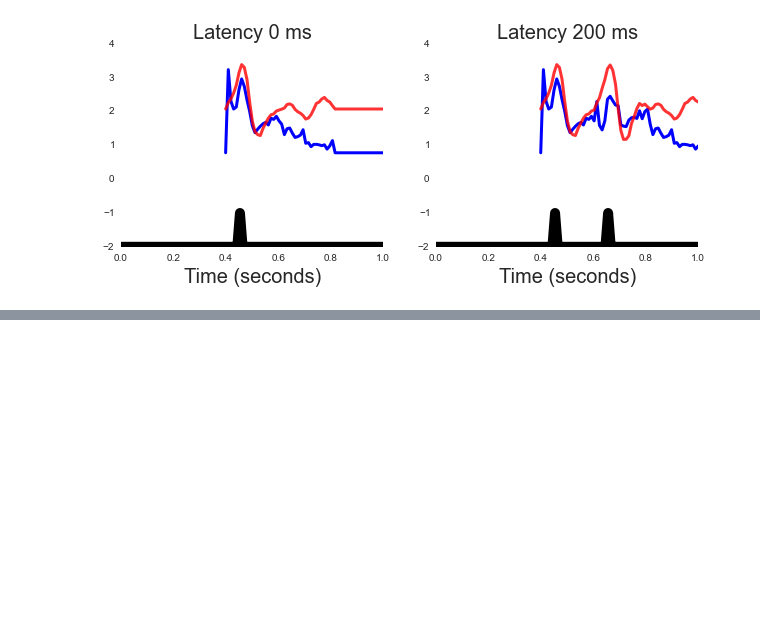
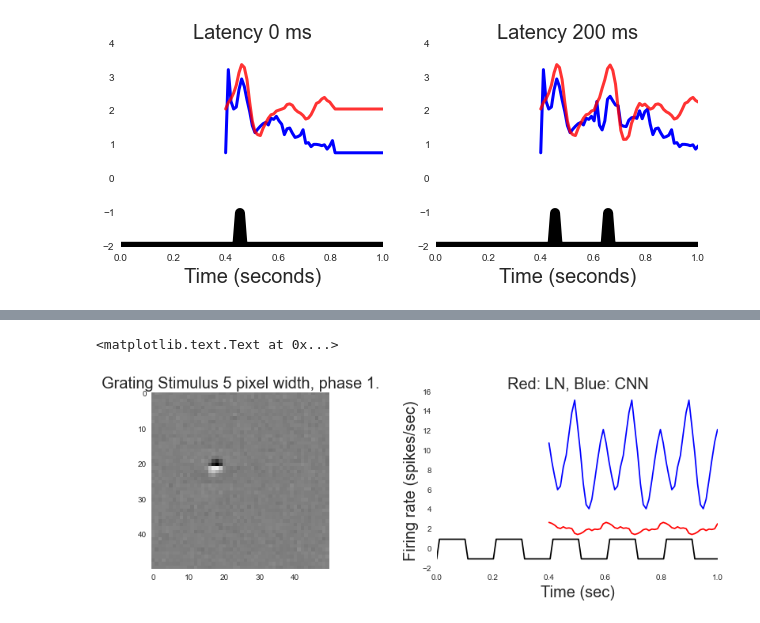
Before and after one commit to baccuslab/deep-retina, a Jupyter notebook: notebooks/Responses Probing Adaptation.ipynb, the cells around one changed output, grey strips where cells are left out. Drawn from its saved outputs; the diff is of its cells as text; code cells hidden in the pictures; blank space fills up the shorter version.

```diff
--- a/notebooks/Responses Probing Adaptation.ipynb
+++ b/notebooks/Responses Probing Adaptation.ipynb
@@ -623,0 +675,26 @@ for x in range(num_cols):
+# %%
+p = 1
+se = 10
+gw = 5
+stimulus = get_grating_movie(grating_width=gw, switch_every=se, phase=p, intensity=10)
+ln_response = ln_model.predict(stimulus)
+cnn_response = naturalscenes_model.predict(stimulus)
+fig = plt.gcf()
+fig.set_size_inches((14,4))
+plt.subplot(121)
+plt.title('Grating Stimulus %d pixel width, phase %d.' %(gw, p), fontsize=20)
+plt.imshow(stimulus[0][0], clim=[-np.max(abs(stimulus[0][0])), np.max(abs(stimulus[0][0]))])
+plt.grid('off')
+plt.subplot(122)
+grating_sequence = -1*np.ones((100,))
+for i in range(se):
+    grating_sequence[(i+p)::2*se] = 1
+plt.plot(np.linspace(0,1,100), grating_sequence, 'k')
+plt.plot(np.linspace(0.4,1,60), ln_response, 'r')
+plt.plot(np.linspace(0.4,1,60), cnn_response, 'b')
+plt.title('Red: LN, Blue: CNN', fontsize=20)
+plt.ylabel('Firing rate (spikes/sec)', fontsize=20)
+plt.xlabel('Time (sec)', fontsize=20)
+# %% [output]
+<matplotlib.text.Text at 0x...>
+[figure, added]
```
Also changed, not shown: parts of 10 cells of this notebook.
